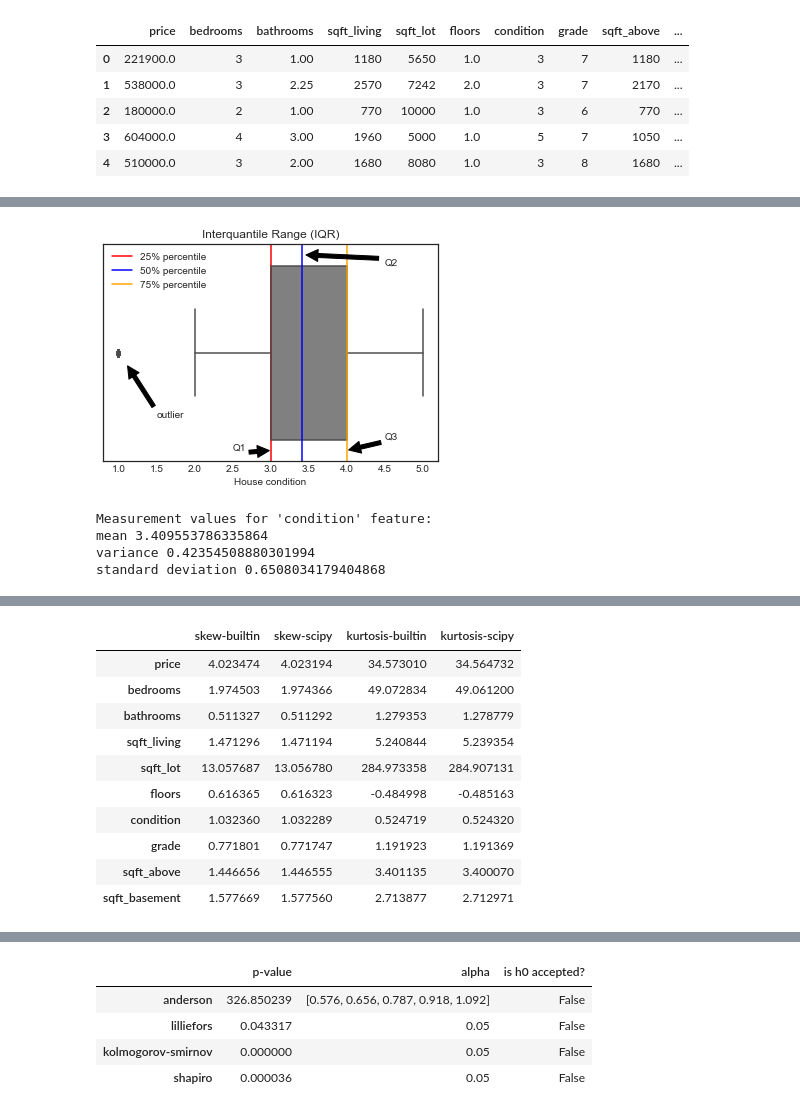
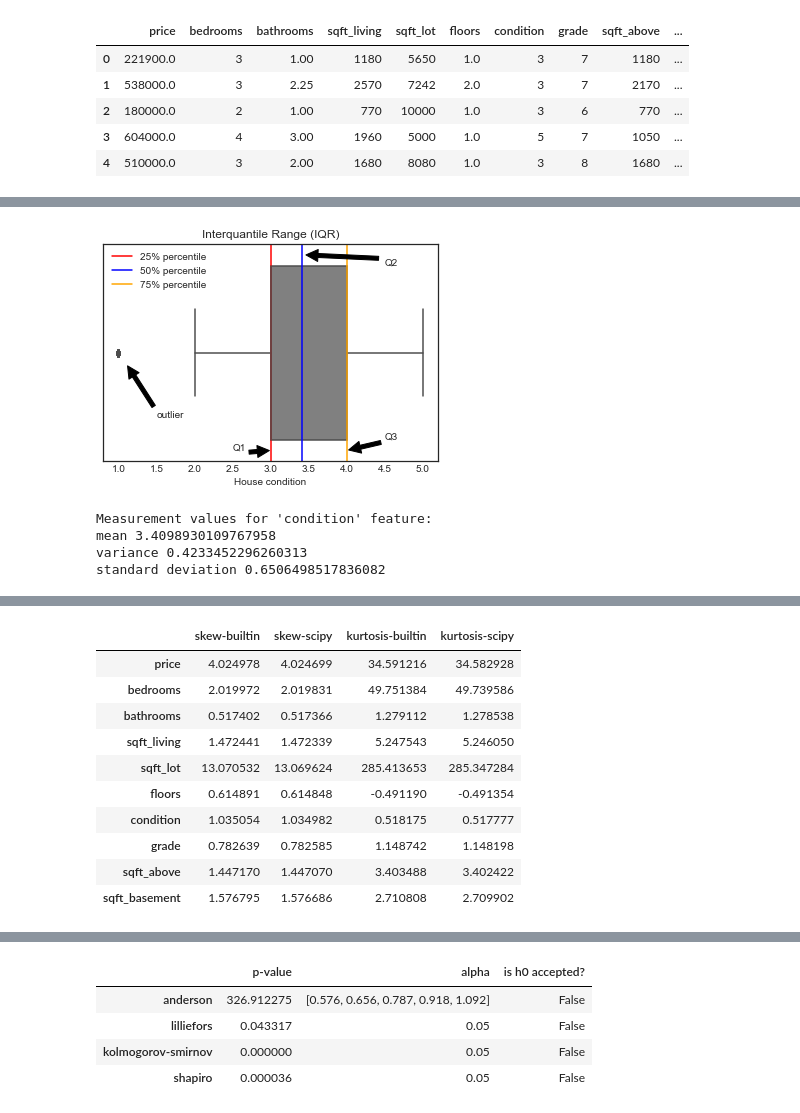
Before and after one commit to devildances/DataScience_in_small_notes, a Jupyter notebook: notebooks/data_preprocessing/[4]statistical_methods_for_analysis.ipynb, the cells around one changed output, grey strips where cells are left out. Saved outputs shown, nothing was run; the diff lists cells and outputs as text; code cells hidden in the pictures.

```diff
--- a/notebooks/data_preprocessing/[4]statistical_methods_for_analysis.ipynb
+++ b/notebooks/data_preprocessing/[4]statistical_methods_for_analysis.ipynb
@@ -12,6 +12,7 @@ mpl.style.use('seaborn-whitegrid')
 df = pd.read_csv('../../data/clean/house_data.csv', usecols=['price', 'bedrooms', 'bathrooms', 'sqft_living', 'sqft_lot', 'floors', 'condition', 'grade', 'sqft_above', 'sqft_basement'])
 df.drop_duplicates(inplace=True)
 df.dropna(axis=0, inplace=True)
+df = df[df.bedrooms != 0]
 df.head()
 # %% [output]
 |  | price | bedrooms | bathrooms | sqft_living | sqft_lot | floors | condition | grade | sqft_above | ... |
@@ -146,9 +147,9 @@ print(f"\n\nMeasurement values for 'condition' feature:\nmean {mean_val}\nvarian
 # %% [output]
 [figure]
 Measurement values for 'condition' feature:
-mean 3.409553786335864
-variance 0.42354508880301994
-standard deviation 0.6508034179404868
+mean 3.4098930109767958
+variance 0.4233452296260313
+standard deviation 0.6506498517836082
 # %% [markdown]
 ---
 <h1>3. Skewness and Kurtosis</h1>
@@ -221,16 +222,16 @@ df_kurto_scipy =pd.DataFrame(kurtosis(df), columns=['kurtosis-scipy']).set_index
 display(df_skew_builtin.join([df_skew_scipy,df_kurto_builtin,df_kurto_scipy]))
 # %% [output]
 |  | skew-builtin | skew-scipy | kurtosis-builtin | kurtosis-scipy |
-| price | 4.023474 | 4.023194 | 34.573010 | 34.564732 |
-| bedrooms | 1.974503 | 1.974366 | 49.072834 | 49.061200 |
-| bathrooms | 0.511327 | 0.511292 | 1.279353 | 1.278779 |
-| sqft_living | 1.471296 | 1.471194 | 5.240844 | 5.239354 |
-| sqft_lot | 13.057687 | 13.056780 | 284.973358 | 284.907131 |
-| floors | 0.616365 | 0.616323 | -0.484998 | -0.485163 |
-| condition | 1.032360 | 1.032289 | 0.524719 | 0.524320 |
-| grade | 0.771801 | 0.771747 | 1.191923 | 1.191369 |
-| sqft_above | 1.446656 | 1.446555 | 3.401135 | 3.400070 |
-| sqft_basement | 1.577669 | 1.577560 | 2.713877 | 2.712971 |
+| price | 4.024978 | 4.024699 | 34.591216 | 34.582928 |
+| bedrooms | 2.019972 | 2.019831 | 49.751384 | 49.739586 |
+| bathrooms | 0.517402 | 0.517366 | 1.279112 | 1.278538 |
+| sqft_living | 1.472441 | 1.472339 | 5.247543 | 5.246050 |
+| sqft_lot | 13.070532 | 13.069624 | 285.413653 | 285.347284 |
+| floors | 0.614891 | 0.614848 | -0.491190 | -0.491354 |
+| condition | 1.035054 | 1.034982 | 0.518175 | 0.517777 |
+| grade | 0.782639 | 0.782585 | 1.148742 | 1.148198 |
+| sqft_above | 1.447170 | 1.447070 | 3.403488 | 3.402422 |
+| sqft_basement | 1.576795 | 1.576686 | 2.710808 | 2.709902 |
 # %% [markdown]
 ---
 <h1>4. Normality Test (<a href="https://en.wikipedia.org/wiki/Normality_test">source</a>)</h1>
@@ -270,35 +271,36 @@ from scipy.stats import anderson, kstest, norm, shapiro
 from statsmodels.stats.diagnostic import lilliefors
 
 # Anderson-Darling test
 pval_anderson = anderson(df.sqft_living, dist='norm').statistic
 min_anderson = anderson(df.sqft_living, dist='norm').critical_values
 stat_anderson = np.array([True for i in min_anderson if pval_anderson < i]).sum() > 1
 andr = [pval_anderson, min_anderson, stat_anderson]
 
 # Lilliefors test
 _, pval_lilliefors = lilliefors(df.sqft_living[:100], dist='norm')
 min_lilliefors = 0.05
 stat_lilliefors = pval_lilliefors > min_lilliefors
 lillie = [pval_lilliefors, min_lilliefors, stat_lilliefors]
 
 # Kolmogorov-Smirnov test
 _, pval_ks = kstest(df.sqft_living[:100], 'norm')
 min_ks = 0.05
 stat_ks = pval_ks > min_ks
 ks = [pval_ks, min_ks, stat_ks]
 
 # Shapiro-Wilk test
 _, pval_shapiro = shapiro(df.sqft_living[:100])
 min_shapiro = 0.05
 stat_shapiro = pval_shapiro > min_shapiro
 shpr = [pval_shapiro, min_shapiro, stat_shapiro]
 
 # Visualize
 display(pd.DataFrame([andr, lillie, ks, shpr],
-        columns=['p-value', 'alpha', 'is h0 accepted?']).set_index([pd.Index(['anderson', 'lilliefors', 'kolmogorov-smirnov', 'shapiro'])]))
+        columns=['p-value', 'alpha', 'is h0 accepted?']
+        ).set_index([pd.Index(['anderson', 'lilliefors', 'kolmogorov-smirnov', 'shapiro'])]))
 # %% [output]
 |  | p-value | alpha | is h0 accepted? |
-| anderson | 326.850239 | [0.576, 0.656, 0.787, 0.918, 1.092] | False |
+| anderson | 326.912275 | [0.576, 0.656, 0.787, 0.918, 1.092] | False |
 | lilliefors | 0.043317 | 0.05 | False |
 | kolmogorov-smirnov | 0.000000 | 0.05 | False |
 | shapiro | 0.000036 | 0.05 | False |
```
Also changed, not shown: parts of 11 cells of this notebook, 4 other files.
